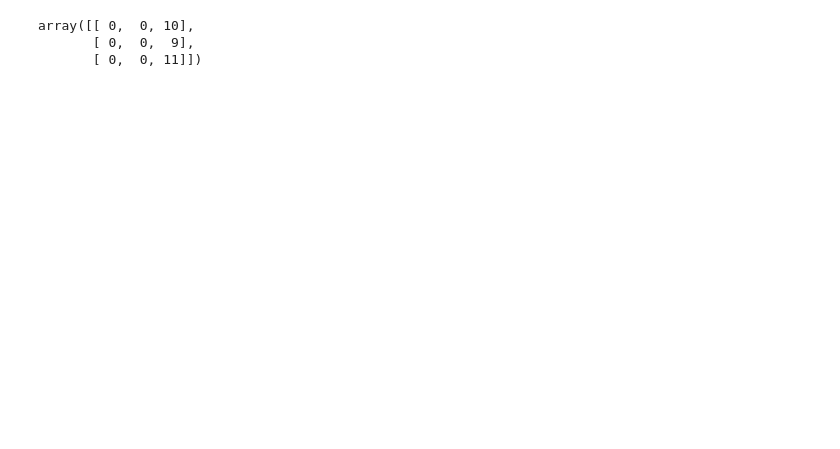
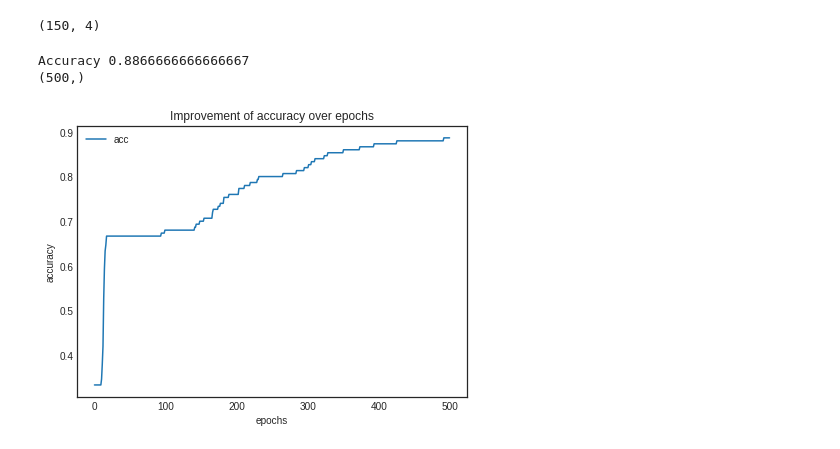
Before and after one commit to WelfLowe/ML4developers, a Jupyter notebook: 6_Neural_Networks.ipynb, the cells around one changed output. Saved outputs shown, nothing was run; the diff lists cells and outputs as text; code cells hidden in the pictures; blank space fills up the shorter version.

Commit message:
Gradient descent and history plots

```diff
--- a/6_Neural_Networks.ipynb
+++ b/6_Neural_Networks.ipynb
@@ -72,8 +3,14 @@ array([[ 0,  0, 50],
-# %%
-X_train, X_test, y_train, y_test = train_test_split(X, y, test_size=0.2, random_state=42) #random_state=2
-# %%
-eval_model(X_test, y_test, Wb)
-# %% [output]
-array([[ 0,  0, 10],
-       [ 0,  0,  9],
-       [ 0,  0, 11]])
+# %%
+# Import useful libraries
+from sklearn.datasets import make_classification
+import matplotlib.pyplot as plt
+import numpy as np
+from sklearn import datasets
+from sklearn.model_selection import train_test_split
+
+iris = datasets.load_iris()
+X = iris.data
+y = iris.target
+X.shape
+# %% [output]
+(150, 4)
@@ -79,0 +151,26 @@ array([[ 0,  0, 10],
+# %%
+def plot_history(history, labels):
+  x = range(len(history))
+  hist_arr = np.asarray(softmax.history)
+  print(hist_arr.shape)
+  if hist_arr.ndim==1:
+    plt.plot(x, hist_arr, label=labels );
+  else:
+    i = 0
+    for hist_row in hist_arr.transpose():
+      plt.plot(x, hist_row, label = labels[i]);
+      i += 1
+
+  plt.title("Improvement of accuracy over epochs")
+  plt.xlabel("epochs")
+  plt.ylabel("accuracy");
+  plt.legend();
+# %%
+softmax = Softmax()
+softmax.train( X, y, learning_rate=1e-2, reg=0.1, num_iters=500)
+print('Accuracy', softmax.eval(X, y))
+plot_history(softmax.history, 'acc')
+# %% [output]
+Accuracy 0.8866666666666667
+(500,)
+[figure, added]
```
Also changed, not shown: parts of 10 cells of this notebook.
